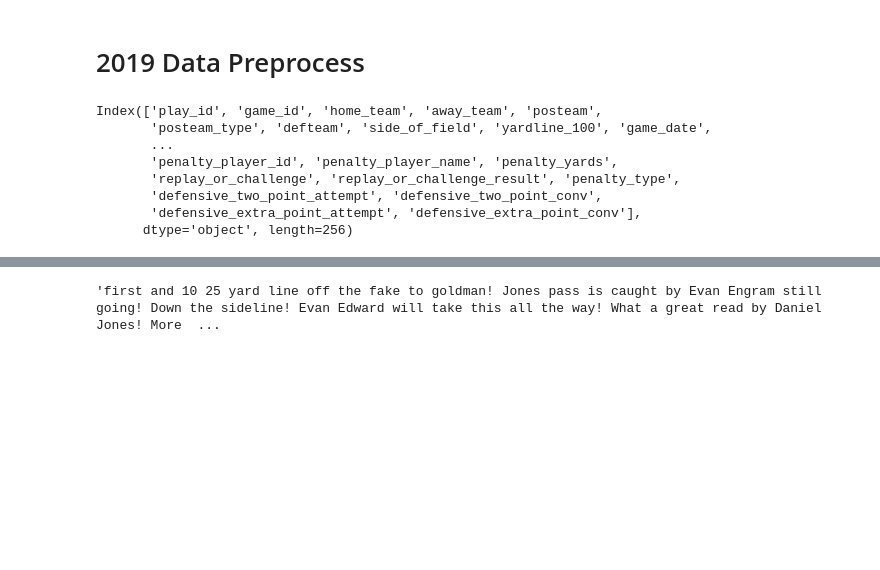
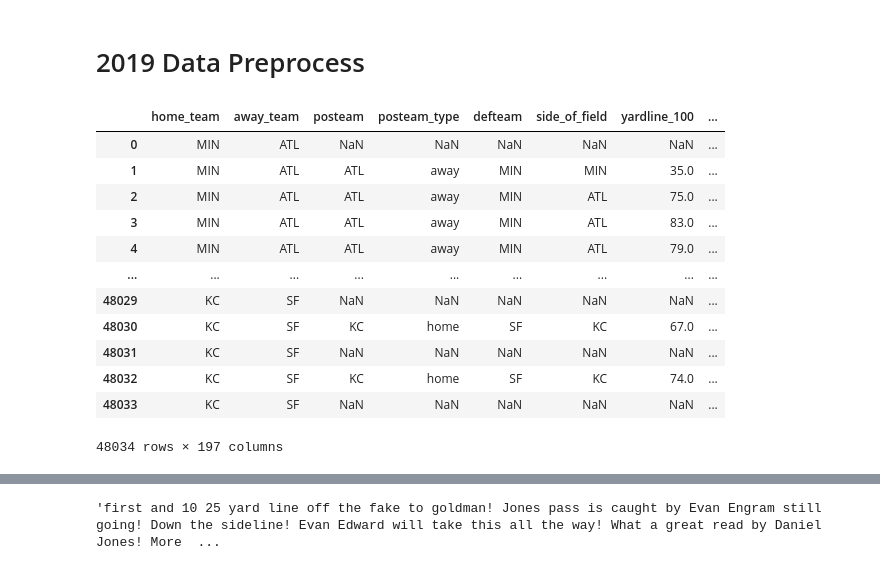
Before and after one commit to LtAstros/LIGNProject, a Jupyter notebook: DataPreprocess2019.ipynb, the cells around one changed output, grey strips where cells are left out. Drawn from its saved outputs; the diff is of its cells as text; code cells hidden in the pictures; blank space fills up the shorter version.

```diff
--- a/DataPreprocess2019.ipynb
+++ b/DataPreprocess2019.ipynb
@@ -8,5 +10,21 @@ import numpy as np
 # %%
 pbp_data_19 = pd.read_csv("./pbp_data/regular_season/reg_pbp_2019.csv")
+# %%
+pbp_data_19[RELEVANT_COLUMNS]
+# %% [output]
+|  | home_team | away_team | posteam | posteam_type | defteam | side_of_field | yardline_100 | ... |
+| 0 | MIN | ATL | NaN | NaN | NaN | NaN | NaN | ... |
+| 1 | MIN | ATL | ATL | away | MIN | MIN | 35.0 | ... |
+| 2 | MIN | ATL | ATL | away | MIN | ATL | 75.0 | ... |
+| 3 | MIN | ATL | ATL | away | MIN | ATL | 83.0 | ... |
+| 4 | MIN | ATL | ATL | away | MIN | ATL | 79.0 | ... |
+| ... | ... | ... | ... | ... | ... | ... | ... | ... |
+| 48029 | KC | SF | NaN | NaN | NaN | NaN | NaN | ... |
+| 48030 | KC | SF | KC | home | SF | KC | 67.0 | ... |
+| 48031 | KC | SF | NaN | NaN | NaN | NaN | NaN | ... |
+| 48032 | KC | SF | KC | home | SF | KC | 74.0 | ... |
+| 48033 | KC | SF | NaN | NaN | NaN | NaN | NaN | ... |
+48034 rows × 197 columns
 # %%
 highlights19 = pd.read_csv("./2019_NFL_highlight_transcript - Sheet1.csv")
 highlights19 = highlights19[~highlights19["inning"].isna()]
@@ -15,14 +31,3 @@ relevant_cols = pbp_data_19.drop(columns=(list(pbp_data_19.iloc[:,58:110].column
-# %%
-pbp_data_19.columns
-# %% [output]
-Index(['play_id', 'game_id', 'home_team', 'away_team', 'posteam',
-       'posteam_type', 'defteam', 'side_of_field', 'yardline_100', 'game_date',
-       ...
-       'penalty_player_id', 'penalty_player_name', 'penalty_yards',
-       'replay_or_challenge', 'replay_or_challenge_result', 'penalty_type',
-       'defensive_two_point_attempt', 'defensive_two_point_conv',
-       'defensive_extra_point_attempt', 'defensive_extra_point_conv'],
-      dtype='object', length=256)
 # %%
 def process_inning_time(time_str):
     quarter = time_str[0]
```
Also changed, not shown: parts of 8 cells of this notebook, 8 other files.
